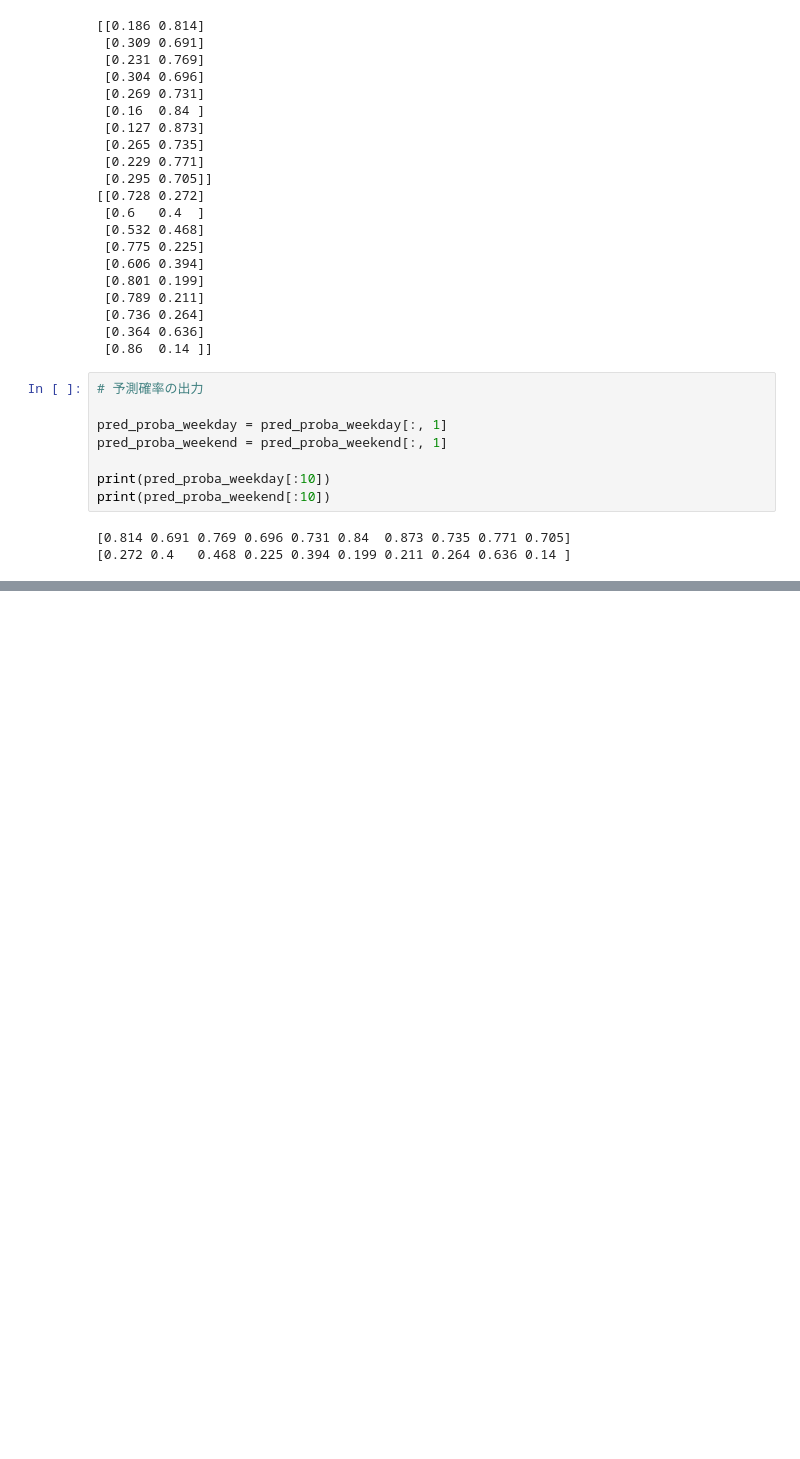
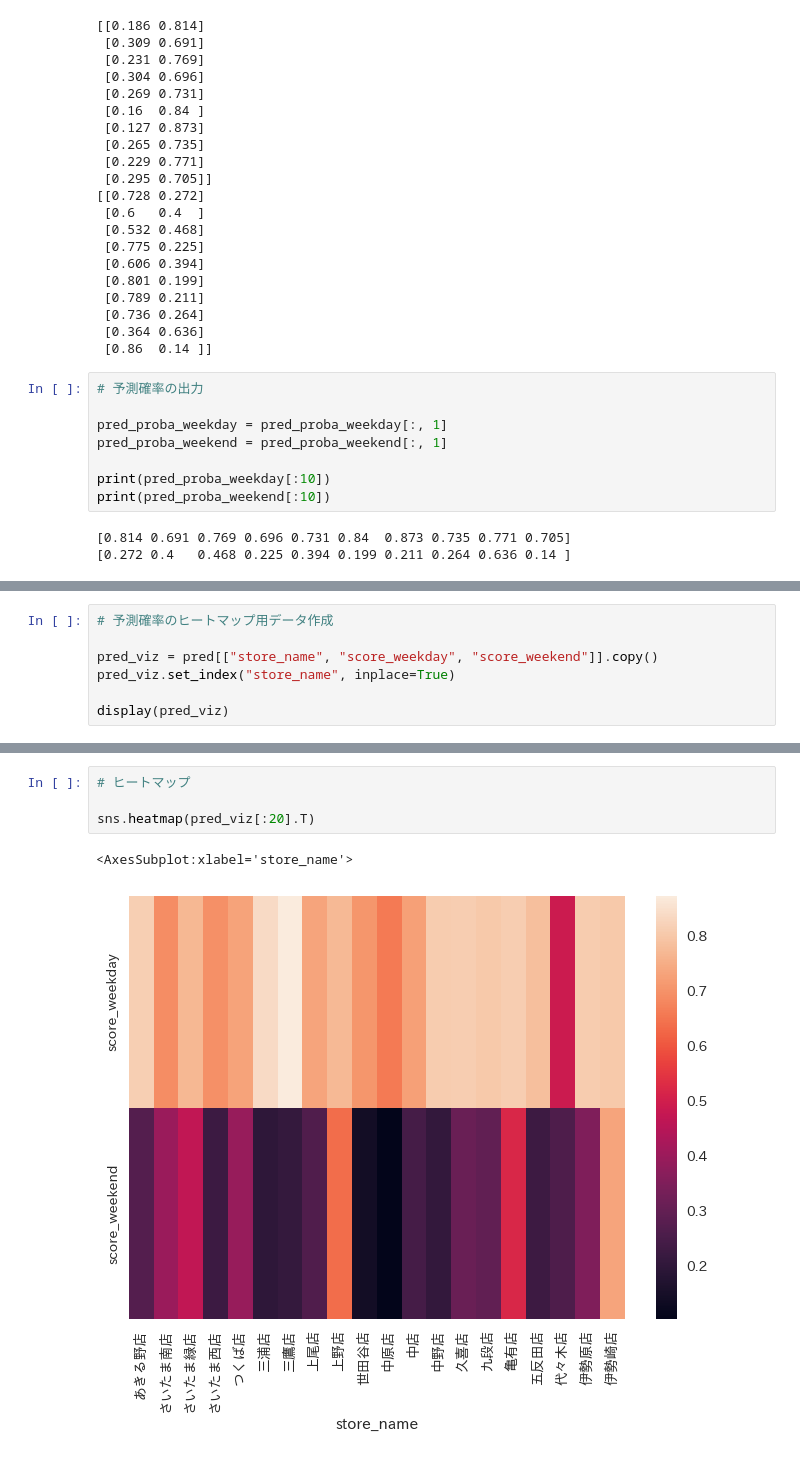
Before and after one commit to ginmaruGH/python-practical-machine-learning-system-100knocks, a Jupyter notebook: ch08/ch08.ipynb, the cells around one changed output, grey strips where cells are left out. Cells and saved outputs as stored; diff of their text form; blank space fills up the shorter version.

```diff
--- a/ch08/ch08.ipynb
+++ b/ch08/ch08.ipynb
@@ -368,0 +377,7 @@ display(pred)
+# %%
+# 予測確率のヒートマップ用データ作成
+
+pred_viz = pred[["store_name", "score_weekday", "score_weekend"]].copy()
+pred_viz.set_index("store_name", inplace=True)
+
+display(pred_viz)
@@ -368,0 +399,7 @@ display(pred)
+# %%
+# ヒートマップ
+
+sns.heatmap(pred_viz[:20].T)
+# %% [output]
+<AxesSubplot:xlabel='store_name'>
+[figure, added]
```
Also changed, not shown: parts of 4 cells of this notebook.
